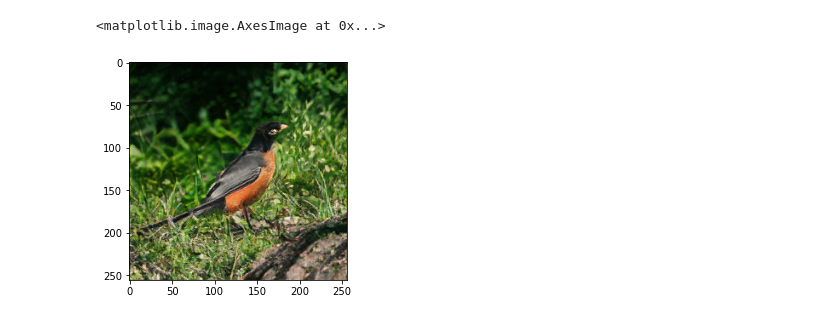
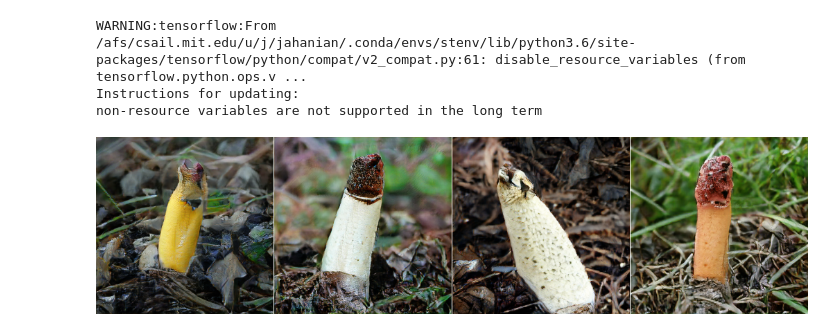
Before and after one commit to ali-design/GenRep, a Jupyter notebook: utils/test_z_dataset_pytorch.ipynb, the cells around one changed output. Drawn from its saved outputs; the diff is of its cells as text; code cells hidden in the pictures.

```diff
--- a/utils/test_z_dataset_pytorch.ipynb
+++ b/utils/test_z_dataset_pytorch.ipynb
@@ -13,6 +19,13 @@ from tqdm import tqdm
 import json
 import pickle
 import matplotlib.pyplot as plt
+import utils_bigbigan as ubigbi
+
+model = BigGAN.from_pretrained('biggan-deep-256').cuda()
+# %% [output]
+WARNING:tensorflow:From /afs/csail.mit.edu/u/j/jahanian/.conda/envs/stenv/lib/python3.6/site-packages/tensorflow/python/compat/v2_compat.py:61: disable_resource_variables (from tensorflow.python.ops.v ...
+Instructions for updating:
+non-resource variables are not supported in the long term
 # %%
 def convert_to_images(obj):
     """ Convert an output tensor from BigGAN in a list of images.
@@ -27,22 +40,33 @@ def convert_to_images(obj):
         out_array = np.asarray(np.uint8(out), dtype=np.uint8)
         img.append(PIL.Image.fromarray(out_array))
     return img
+# %%
+dataset_name = '/data/vision/phillipi/ganclr/datasets/nn_biggan256tr1-png_steer_rnd_std1.0_100_1_samples'
+class_name = 'n13040303'
+with open(os.path.join(dataset_name, 'train', class_name, 'z_dataset.pkl') ,'rb') as fid:
+    z_d = pickle.load(fid)
 # %%
-seed = 0
-truncation = 1.0
-idx = 15
-nimg = 1
-class_vector = one_hot_from_int(idx, batch_size=nimg)
-noise_vector = truncated_noise_sample(truncation=truncation,
-                                      batch_size=nimg,
-                                      seed=seed)
+A_z_list = []
+A_str_list =[]
+bs = 4
+idx_rnd = np.random.randint(1300, size=bs)
+idx_list = []
+for i in range(bs):
+    name = list(z_d.keys())[idx_rnd[i]]
+    A_str_list.append(name)
+    A_z_list.append(z_d[name][0])
+    idx_list.append(z_d[list(z_d.keys())[idx_rnd[i]]][1])
+
+
+class_vector = one_hot_from_int(idx_list, batch_size=bs)
 class_vector = torch.from_numpy(class_vector).cuda()
-noise_vector = torch.from_numpy(noise_vector).cuda()
+noise_vector = torch.from_numpy(np.stack(A_z_list)).cuda()
+
+# from model
 with torch.no_grad():
-    output = model(noise_vector, class_vector, truncation=truncation)
+    output = model(noise_vector, class_vector, truncation=1.0)
 output = output.cpu()
 ims = convert_to_images(output)
-plt.imshow(np.array(ims[0]))
+ubigbi.imshow(ubigbi.imgrid(np.stack(ims), cols=4))
 # %% [output]
-<matplotlib.image.AxesImage at 0x...>
-[figure, old version]
+[figure, new version]
```
Also changed, not shown: parts of 5 cells of this notebook, 2 other files.
